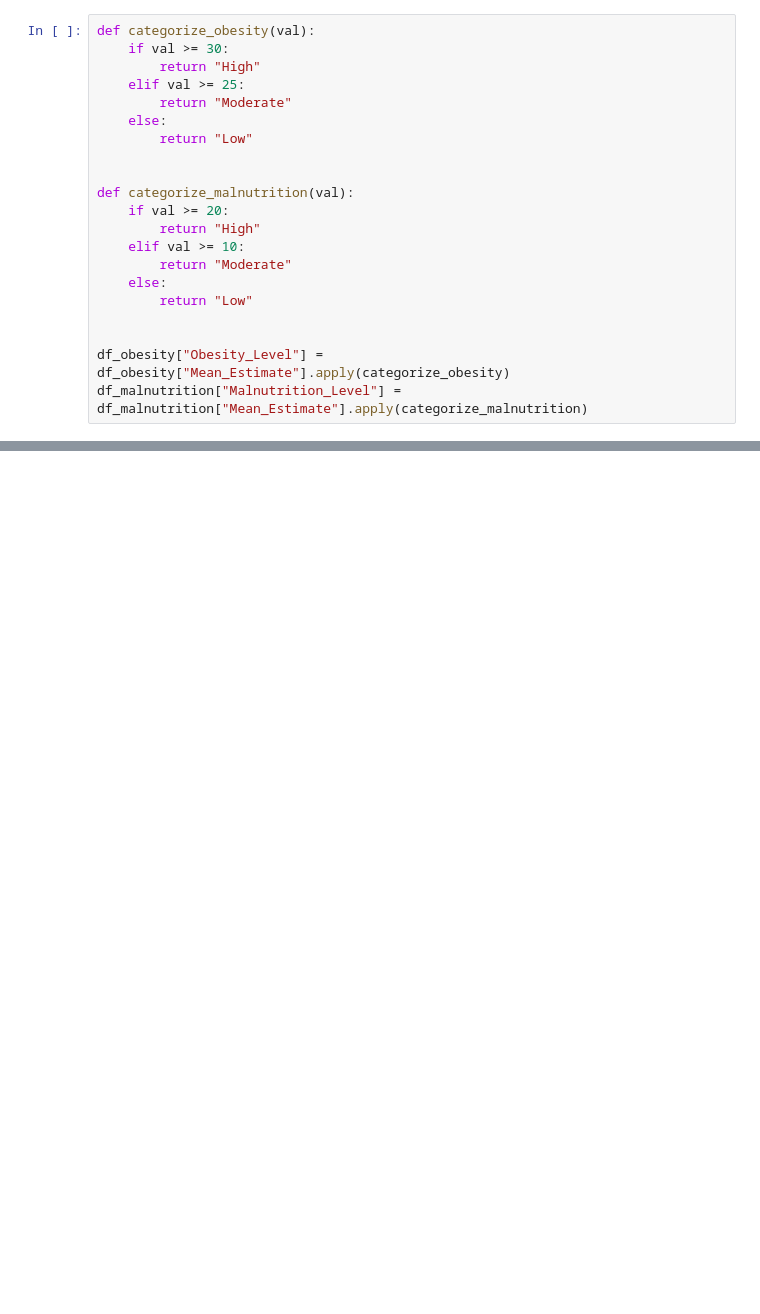
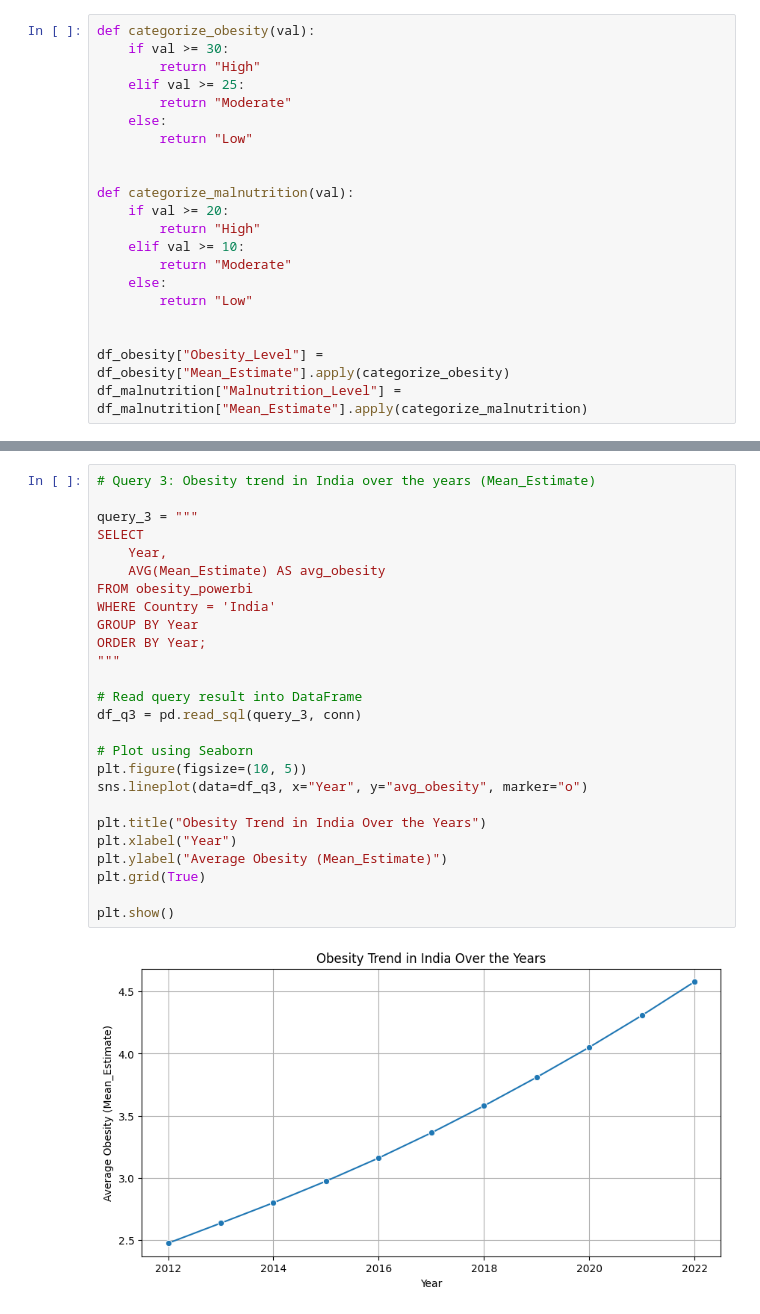
Before and after one commit to rajkumar2698/Nutrition_Paradox, a Jupyter notebook: Nutrition__Paradox.ipynb, the cells around one changed output, grey strips where cells are left out. Drawn from its saved outputs; the diff is of its cells as text; blank space fills up the shorter version.

```diff
--- a/Nutrition__Paradox.ipynb
+++ b/Nutrition__Paradox.ipynb
@@ -635,0 +427,28 @@ ORDER BY o.age_group, o.year;
+# %%
+# Query 3: Obesity trend in India over the years (Mean_Estimate)
+
+query_3 = """
+SELECT
+    Year,
+    AVG(Mean_Estimate) AS avg_obesity
+FROM obesity_powerbi
+WHERE Country = 'India'
+GROUP BY Year
+ORDER BY Year;
+"""
+
+# Read query result into DataFrame
+df_q3 = pd.read_sql(query_3, conn)
+
+# Plot using Seaborn
+plt.figure(figsize=(10, 5))
+sns.lineplot(data=df_q3, x="Year", y="avg_obesity", marker="o")
+
+plt.title("Obesity Trend in India Over the Years")
+plt.xlabel("Year")
+plt.ylabel("Average Obesity (Mean_Estimate)")
+plt.grid(True)
+
+plt.show()
+# %% [output]
+[figure, added]
```
Also changed, not shown: parts of 84 cells of this notebook.
